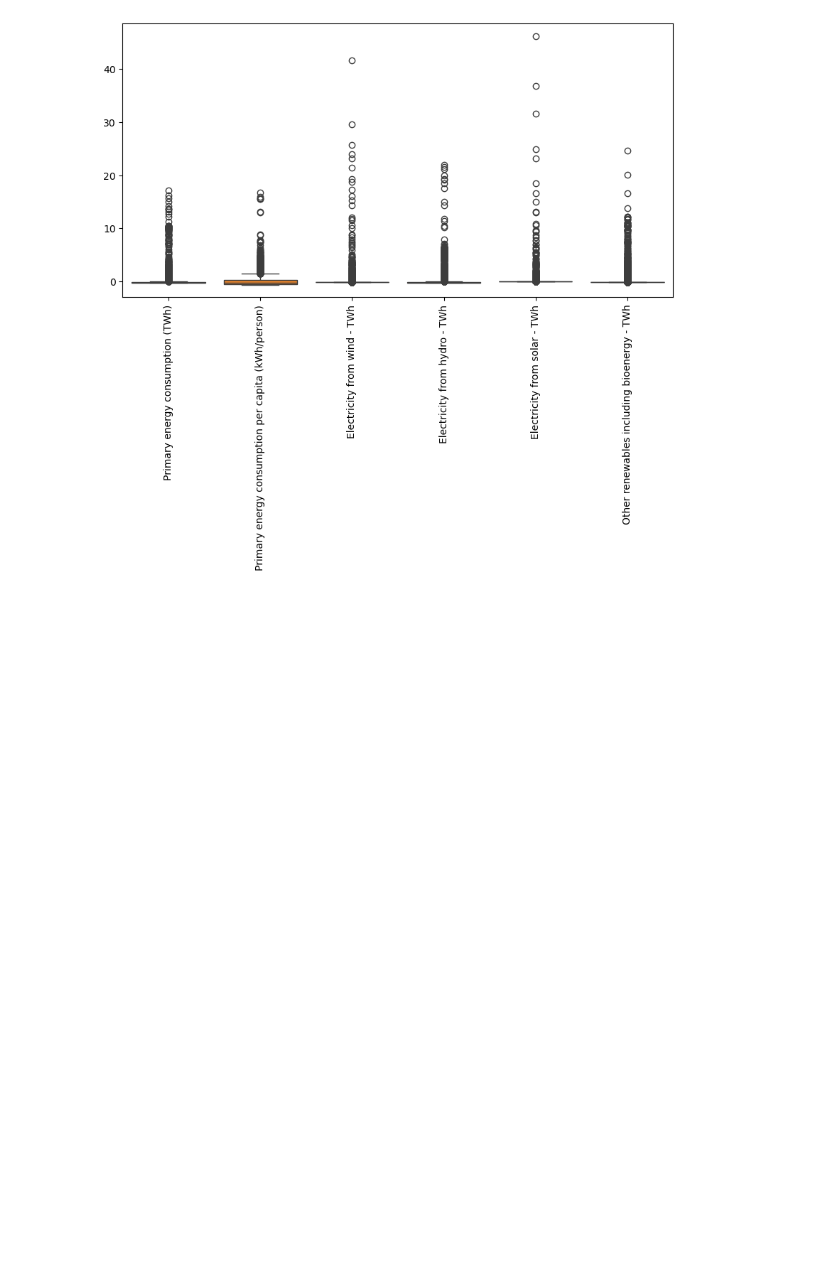
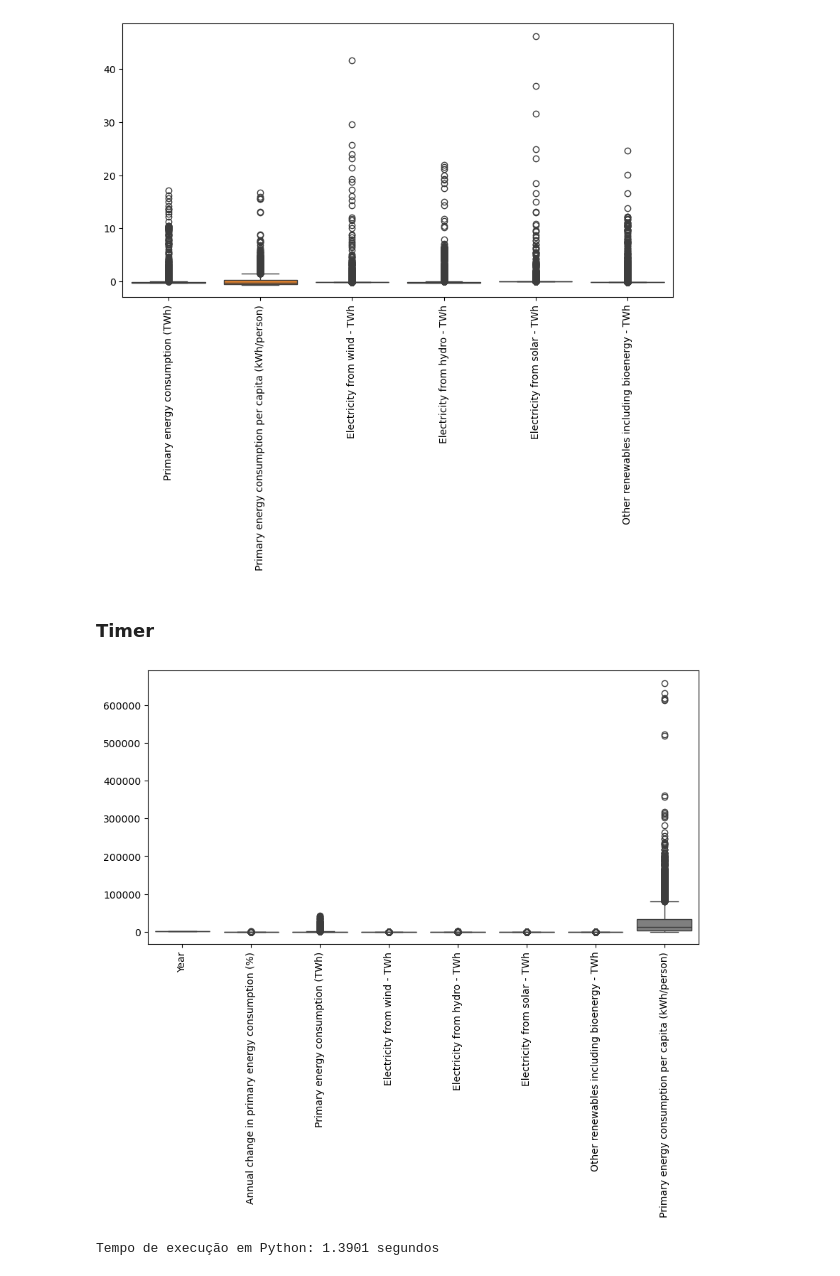
Before and after one commit to mariaportela4/AASBD, a Jupyter notebook: data_analysis.ipynb, the cells around one changed output. Cells and saved outputs as stored; diff of their text form; code cells hidden in the pictures; blank space fills up the shorter version.

```diff
--- a/data_analysis.ipynb
+++ b/data_analysis.ipynb
@@ -171,3 +171,48 @@ plt.show()
 # Exporting our new DataSet into a csv type file
 
 energy_analysis.to_csv('Energy_Analysis.csv', index=False)
+# %% [markdown]
+### Timer
+# %%
+import time
+import seaborn as sns
+import matplotlib.pyplot as plt
+import pandas as pd
+
+def algoritmo_python():
+
+    energy_consumption = pd.read_csv('DataSets/change-energy-consumption.csv')
+    renewable_energy = pd.read_csv('DataSets/modern-renewable-prod.csv')
+    per_capita_energy_use = pd.read_csv('DataSets/per-capita-energy-use.csv')
+    primary_energy = pd.read_csv('DataSets/primary-energy-cons.csv')
+    energy_consumption.head()
+    energy_analysis1 = pd.merge(energy_consumption,primary_energy, on=['Entity','Code','Year'], how='left')
+    energy_analysis2 = pd.merge(energy_analysis1,renewable_energy, on=['Entity','Code','Year'], how='left')
+    energy_analysis = pd.merge(energy_analysis2, per_capita_energy_use, on=['Entity','Code','Year'], how='left')
+    energy_analysis = energy_analysis.dropna(subset=['Code'])
+    energy_analysis = energy_analysis[energy_analysis['Code'] != 'OWID_WRL']
+    energy_analysis.groupby("Entity")["Year"].min()
+    energy_analysis.groupby("Entity")["Year"].max()
+    energy_analysis = energy_analysis[energy_analysis["Entity"] != "Yugoslavia"]
+    energy_analysis = energy_analysis[energy_analysis["Year"] <= 2021]
+    energy_analysis = energy_analysis[energy_analysis["Year"] >= 1981]
+    energy_analysis.isna().sum()
+    energy_analysis.fillna(0, inplace=True)
+    energy_analysis.to_csv('Energy_Analysis.csv', index=False)
+    plt.figure(figsize=(10, 5))
+    sns.boxplot(data=energy_analysis.select_dtypes(include=['float64', 'int64']))
+    plt.xticks(rotation=90)
+    plt.show()
+
+    soma = sum(range(10**6))  # Exemplo de operação
+    return soma
+
+inicio = time.time()
+resultado_python = algoritmo_python()
+fim = time.time()
+
+tempo_python = fim - inicio
+print(f"Tempo de execução em Python: {tempo_python:.4f} segundos")
+# %% [output]
+[figure, added]
+Tempo de execução em Python: 1.3901 segundos
```
Also changed, not shown: parts of 4 cells of this notebook, 1 other file.
